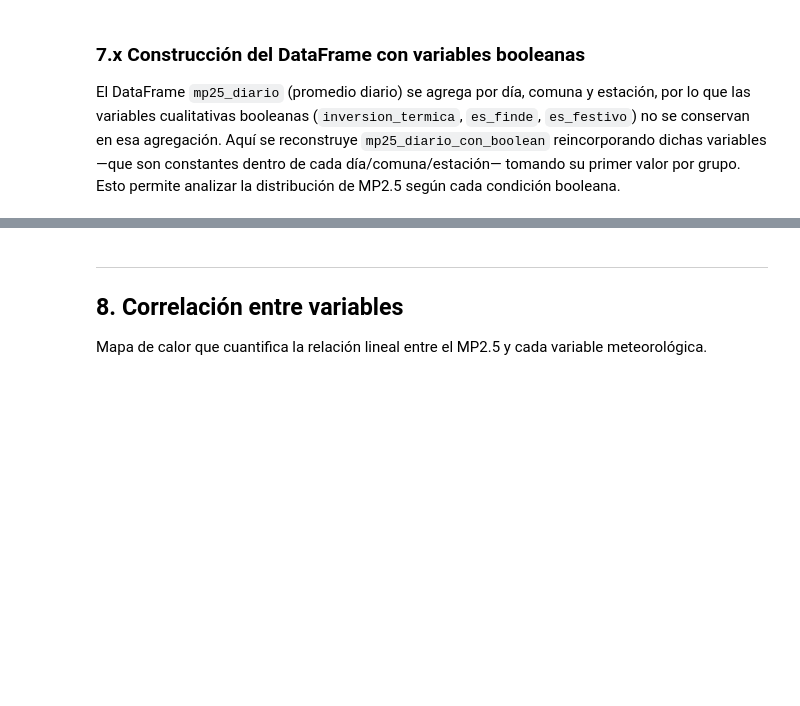
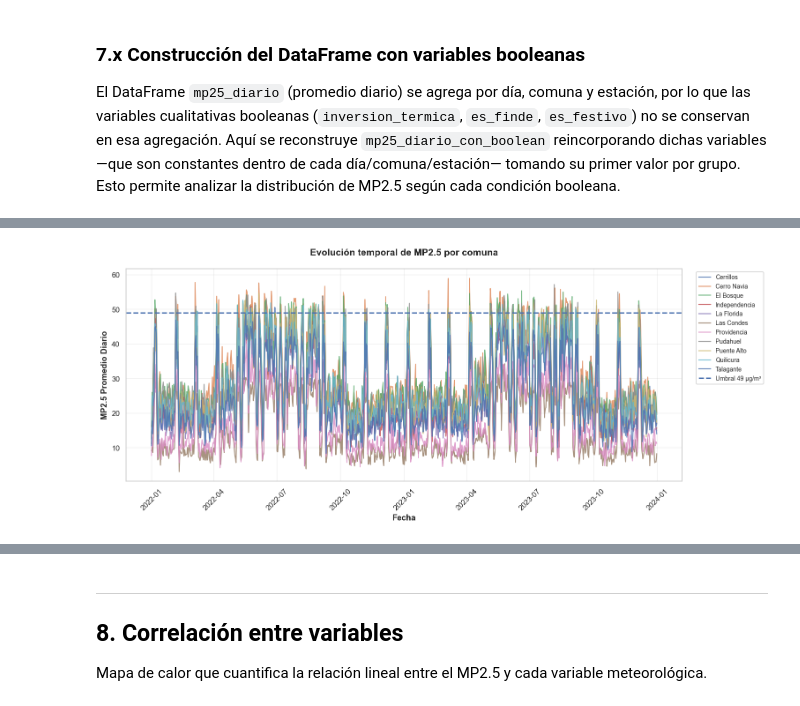
Before and after one commit to Rfcha/abp_cienciadatos, a Jupyter notebook: F3-calidad-aire-santiago/notebooks/01_exploracion.ipynb, the cells around one changed output, grey strips where cells are left out. Saved outputs shown, nothing was run; the diff lists cells and outputs as text; code cells hidden in the pictures; blank space fills up the shorter version.

```diff
--- a/F3-calidad-aire-santiago/notebooks/01_exploracion.ipynb
+++ b/F3-calidad-aire-santiago/notebooks/01_exploracion.ipynb
@@ -349,33 +1030,96 @@ plt.show()
 # %%
+# ============================================================
 # Gráfico de evolución temporal de MP2.5 por comuna
+# ============================================================
+
+import pandas as pd
+import matplotlib.pyplot as plt
+
+df_temporal = mp25_diario.copy()
+
+# Validar columnas requeridas
+columnas_requeridas = [
+    "solo_fecha",
+    "comuna",
+    "mp2_5_promedio_diario"
+]
+
+faltantes = [
+    c for c in columnas_requeridas
+    if c not in df_temporal.columns
+]
+
+if faltantes:
+    raise KeyError(
+        f"Faltan columnas requeridas: {faltantes}. "
+        f"Columnas disponibles: {df_temporal.columns.tolist()}"
+    )
+
+# Asegurar formatos
+df_temporal["solo_fecha"] = pd.to_datetime(
+    df_temporal["solo_fecha"],
+    errors="coerce"
+)
+
+df_temporal["mp2_5_promedio_diario"] = pd.to_numeric(
+    df_temporal["mp2_5_promedio_diario"],
+    errors="coerce"
+)
+
+df_temporal = df_temporal.dropna(
+    subset=["solo_fecha", "comuna", "mp2_5_promedio_diario"]
+)
+
+# Configuración
+UMBRAL25 = 49
+
 fig, ax = plt.subplots(figsize=(14, 6))
 
-# Obtener lista única de comunas
-comunas = mp25_diario['comuna'].unique()
+# Graficar una línea por comuna
+for comuna in sorted(df_temporal["comuna"].dropna().unique()):
+    datos_comuna = (
+        df_temporal[df_temporal["comuna"] == comuna]
+        .sort_values("solo_fecha")
+    )
 
-# Imprimir una línea por cada comuna
-for comuna in sorted(comunas):
-    datos_comuna = mp25_diario[mp25_diario['comuna'] == comuna].sort_values('solo_fecha')
     ax.plot(
-        datos_comuna['solo_fecha'],
-        datos_comuna['MP2.5_promedio_diario'],
+        datos_comuna["solo_fecha"],
+        datos_comuna["mp2_5_promedio_diario"],
         label=comuna,
         linewidth=1.5,
         alpha=0.8
     )
 
-# Añadir línea de umbral
-ax.axhline(UMBRAL25, color=COL['alerta'], linestyle='--', linewidth=2, label=f'Umbral ({UMBRAL25} µg/m³)')
+# Línea de umbral
+ax.axhline(
+    UMBRAL25,
+    linestyle="--",
+    linewidth=2,
+    label=f"Umbral {UMBRAL25} µg/m³"
+)
 
-ax.set_xlabel('Fecha', fontsize=12, fontweight='bold')
-ax.set_ylabel('MP2.5 Promedio Diario (µg/m³)', fontsize=12, fontweight='bold')
-ax.set_title('Evolución temporal de MP2.5 por Comuna', fontsize=14, fontweight='bold', pad=20)
+ax.set_xlabel("Fecha", fontsize=12, fontweight="bold")
+ax.set_ylabel("MP2.5 Promedio Diario", fontsize=12, fontweight="bold")
+ax.set_title(
+    "Evolución temporal de MP2.5 por comuna",
+    fontsize=14,
+    fontweight="bold",
+    pad=20
+)
+
 ax.grid(True, alpha=0.3)
+
+ax.legend(
+    loc="upper left",
+    bbox_to_anchor=(1.02, 1),
+    fontsize=9,
+    ncol=1,
+    framealpha=0.95
+)
+
 plt.xticks(rotation=45)
-
-# Leyenda fuera del área del gráfico (a la derecha)
-ax.legend(loc='upper left', bbox_to_anchor=(1.02, 1), fontsize=9, ncol=1, framealpha=0.95)
-
 plt.tight_layout()
 plt.show()
+# %% [output]
+[figure, added]
 # %%
```
Also changed, not shown: parts of 17 cells of this notebook, 1 other file.
